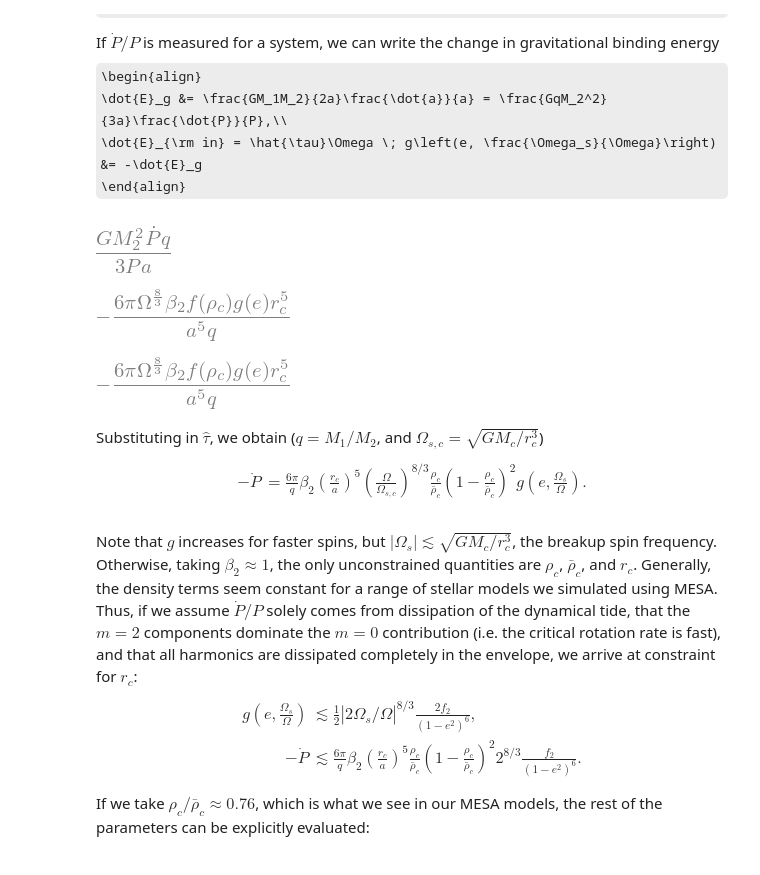
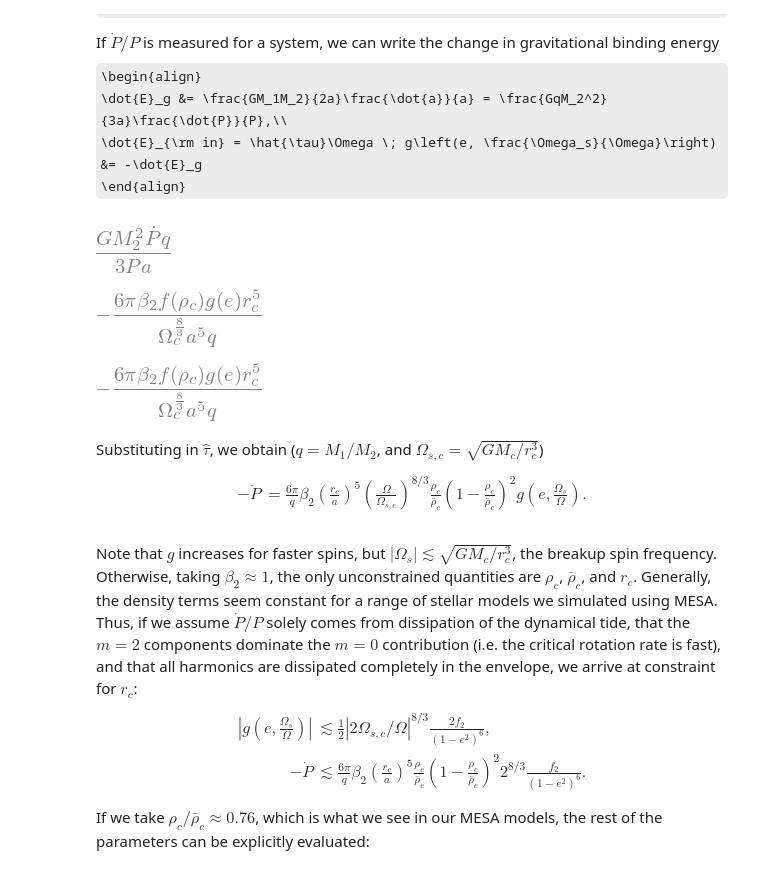
Before and after one commit to yubo56/research_misc, a Jupyter notebook: notes/Eccentric_tides_notes.ipynb, the cells around one changed output. Saved outputs shown, nothing was run; the diff lists cells and outputs as text; code cells hidden in the pictures; some formulas as TeX source.

```diff
--- a/notes/Eccentric_tides_notes.ipynb
+++ b/notes/Eccentric_tides_notes.ipynb
@@ -358,28 +358,28 @@ If $\dot{P} / P$ is measured for a system, we can write the change in gravitatio
     \dot{E}_{\rm in} = \hat{\tau}\Omega \; g\left(e, \frac{\Omega_s}{\Omega}\right) &= -\dot{E}_g
 \end{align}
 # %%
-Eg, G, M, q, a, P, rhoterm, g, beta2, spin, rc, W = sp.symbols(r'Eg G M_2 q a P f(\rho_{c}) g beta_2 \omega r_c \Omega')
+Eg, G, M, q, a, P, rhoterm, g, beta2, spin, rc, Wc = sp.symbols(r'Eg G M_2 q a P f(\rho_{c}) g beta_2 \omega r_c \Omega_{c}')
 adot, Pdot, g = sp.symbols(r'\dot{a} \dot{P} g(e)')
 Eg = -G * q * M**2 / (2 * a)
 dEg_dt = sp.Derivative(Eg, a).doit() * adot
 # P^2 \propto a^3, so 2\dot{P} / P = 3\dot{a} / a, adot = 2 * Pdot * a / 3 * P
 dEg_dt_pdot = dEg_dt.subs(adot, (2 * Pdot * a) / (3 * P))
 display(dEg_dt_pdot)
 
-tau = beta2 * G * M**2 * rc**5 / a**6 * W**(sp.Rational(8, 3)) * rhoterm
-dEin_dt = tau * W * g
+tau = beta2 * G * M**2 * rc**5 / a**6 * Wc**(-sp.Rational(8, 3)) * rhoterm
+dEin_dt = tau * g
 [res] = sp.solve(dEg_dt_pdot + dEin_dt, Pdot)
-display(res.subs(P, 2 * sp.pi / W))
+display(res.subs(P, 2 * sp.pi))
 display(
     -6 * sp.pi / q
         * beta2 * (rc / a)**5
-        * W**(sp.Rational(8, 3))
+        * Wc**(-sp.Rational(8, 3))
         * rhoterm * g
 )
 # %% [output]
 [figure]
-[figure, old version]
+[figure, new version]
-[figure, old version]
+[figure, new version]
 # %% [markdown]
 Substituting in $\hat{\tau}$, we obtain ($q = M_1 / M_2$, and $\Omega_{s, c} = \sqrt{GM_c/r_c^3}$)
 \begin{align}
@@ -390,7 +390,7 @@ Substituting in $\hat{\tau}$, we obtain ($q = M_1 / M_2$, and $\Omega_{s, c} = \
 # %% [markdown]
 Note that $g$ increases for faster spins, but $|\Omega_s| \lesssim \sqrt{GM_c / r_c^3}$, the breakup spin frequency. Otherwise, taking $\beta_2 \approx 1$, the only unconstrained quantities are $\rho_c$, $\bar{\rho}_c$, and $r_c$. Generally, the density terms seem constant for a range of stellar models we simulated using MESA. Thus, if we assume $\dot{P} / P$ solely comes from dissipation of the dynamical tide, that the $m = 2$ components dominate the $m = 0$ contribution (i.e. the critical rotation rate is fast), and that all harmonics are dissipated completely in the envelope, we arrive at constraint for $r_c$:
 \begin{align}
-    g\left(e, \frac{\Omega_s}{\Omega}\right) &\lesssim \frac{1}{2}|2\Omega_s/\Omega|^{8/3}\frac{2f_2}{(1 - e^2)^6},\\
+    \left|g\left(e, \frac{\Omega_s}{\Omega}\right)\right| &\lesssim \frac{1}{2}|2\Omega_{s,c}/\Omega|^{8/3}\frac{2f_2}{(1 - e^2)^6},\\
     -\dot{P} &\lesssim \frac{6\pi}{q}\beta_2 \left(\frac{r_c}{a}\right)^5
         \frac{\rho_c}{\bar{\rho}_c} \left(1 - \frac{\rho_c}{\bar{\rho}_c}\right)^2
         2^{8/3}\frac{f_2}{(1 - e^2)^6}.
```
Also changed, not shown: parts of 4 cells of this notebook, 6 other files.
